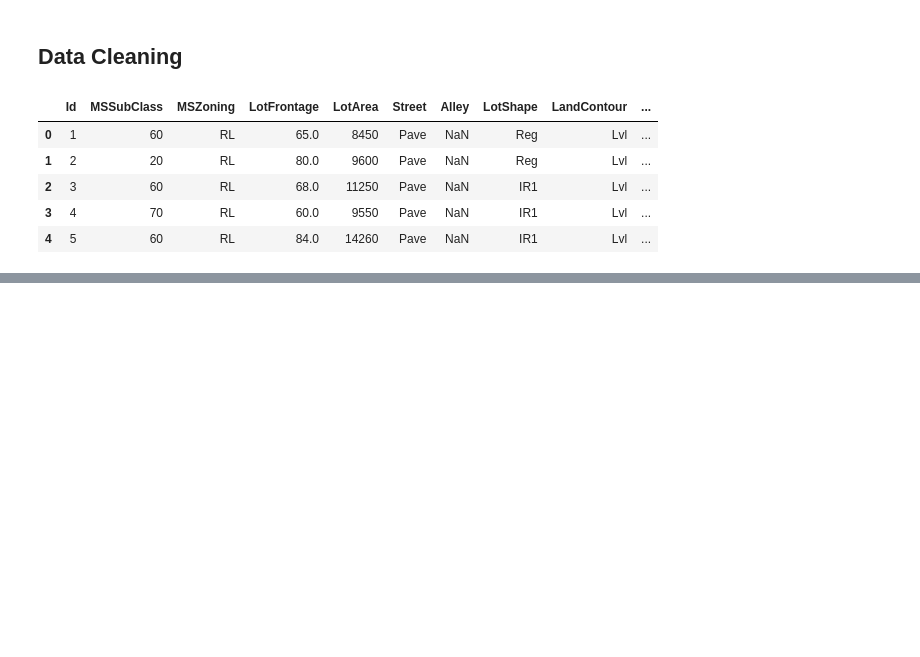
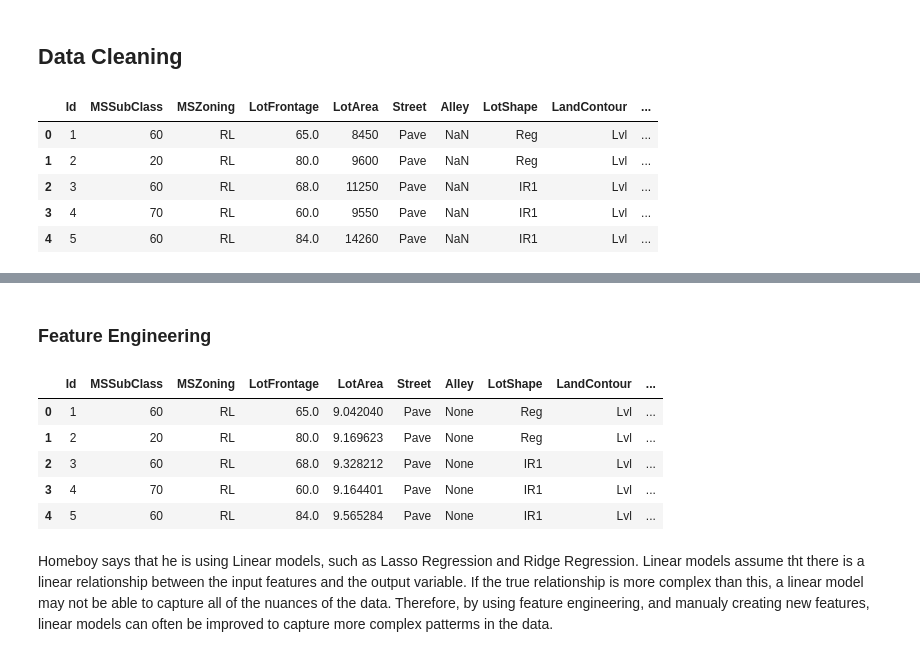
Before and after one commit to anomalytheorem/PracticeMachineLearning, a Jupyter notebook: notebooks/sklearn_homesales.ipynb, the cells around one changed output, grey strips where cells are left out. Drawn from its saved outputs; the diff is of its cells as text; code cells hidden in the pictures; blank space fills up the shorter version.

Commit message:
Almost there. Stopped at stacking the model.

```diff
--- a/notebooks/sklearn_homesales.ipynb
+++ b/notebooks/sklearn_homesales.ipynb
@@ -238,0 +357,13 @@ df_train.head()
+# %% [markdown]
+### Feature Engineering
+# %%
+df_train.head()
+# %% [output]
+|  | Id | MSSubClass | MSZoning | LotFrontage | LotArea | Street | Alley | LotShape | LandContour | ... |
+| 0 | 1 | 60 | RL | 65.0 | 9.042040 | Pave | None | Reg | Lvl | ... |
+| 1 | 2 | 20 | RL | 80.0 | 9.169623 | Pave | None | Reg | Lvl | ... |
+| 2 | 3 | 60 | RL | 68.0 | 9.328212 | Pave | None | IR1 | Lvl | ... |
+| 3 | 4 | 70 | RL | 60.0 | 9.164401 | Pave | None | IR1 | Lvl | ... |
+| 4 | 5 | 60 | RL | 84.0 | 9.565284 | Pave | None | IR1 | Lvl | ... |
+# %% [markdown]
+Homeboy says that he is using Linear models, such as Lasso Regression and Ridge Regression. Linear models assume tht there is a linear relationship between the input features and the output variable. If the true relationship is more complex than this, a linear model may not be able to capture all of the nuances of the data. Therefore, by using feature engineering, and manualy creating new features, linear models can often be improved to capture more complex patterms in the data.
```
Also changed, not shown: parts of 42 cells of this notebook.
